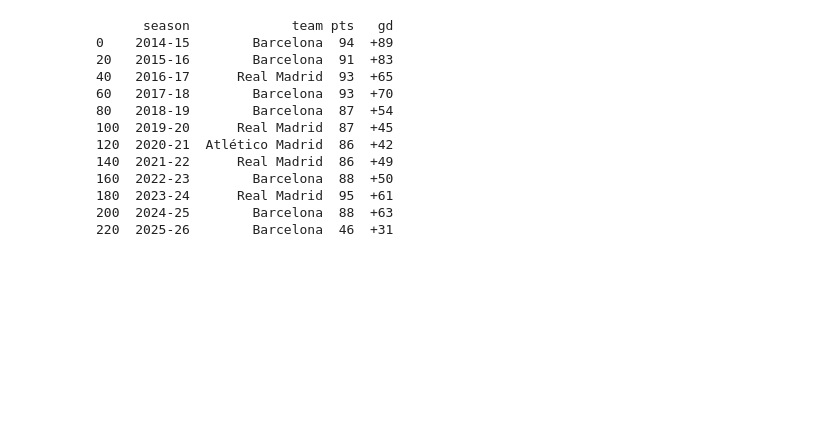
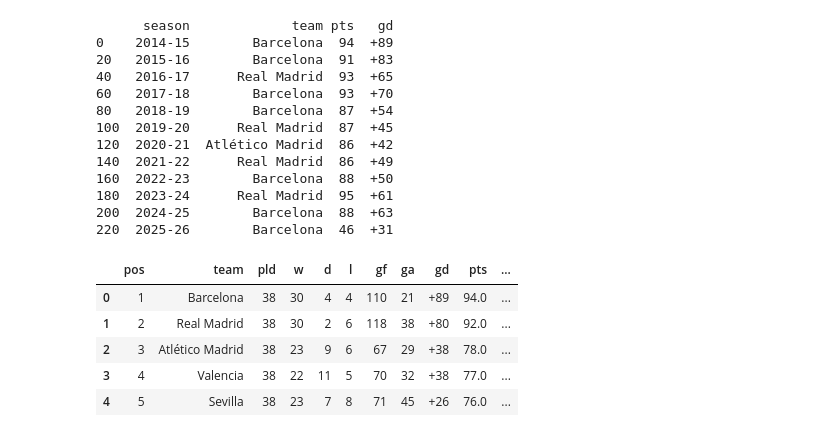
Before and after one commit to Acharya-Sachin/Laliga-25-26-Prediction-, a Jupyter notebook: laliga_data_analysis.ipynb, the cells around one changed output. Cells and saved outputs as stored; diff of their text form; code cells hidden in the pictures; blank space fills up the shorter version.

Commit message:
Added column fro pts for match played

```diff
--- a/laliga_data_analysis.ipynb
+++ b/laliga_data_analysis.ipynb
@@ -106,3 +106,19 @@ print(Winning_teams)
 180  2023-24      Real Madrid  95  +61
 200  2024-25        Barcelona  88  +63
 220  2025-26        Barcelona  46  +31
+# %%
+# Add a column for points per match played
+# Ensure 'pts' and 'pld' columns are numeric
+full_data['pts'] = pd.to_numeric(full_data['pts'], errors='coerce')
+full_data['pld'] = pd.to_numeric(full_data['pld'], errors='coerce')
+full_data['pts_per_match'] = (full_data['pts'] / full_data['pld']).round(2)
+
+# Display the updated dataframe
+full_data.head()
+# %% [output]
+|  | pos | team | pld | w | d | l | gf | ga | gd | pts | ... |
+| 0 | 1 | Barcelona | 38 | 30 | 4 | 4 | 110 | 21 | +89 | 94.0 | ... |
+| 1 | 2 | Real Madrid | 38 | 30 | 2 | 6 | 118 | 38 | +80 | 92.0 | ... |
+| 2 | 3 | Atlético Madrid | 38 | 23 | 9 | 6 | 67 | 29 | +38 | 78.0 | ... |
+| 3 | 4 | Valencia | 38 | 22 | 11 | 5 | 70 | 32 | +38 | 77.0 | ... |
+| 4 | 5 | Sevilla | 38 | 23 | 7 | 8 | 71 | 45 | +26 | 76.0 | ... |
```
